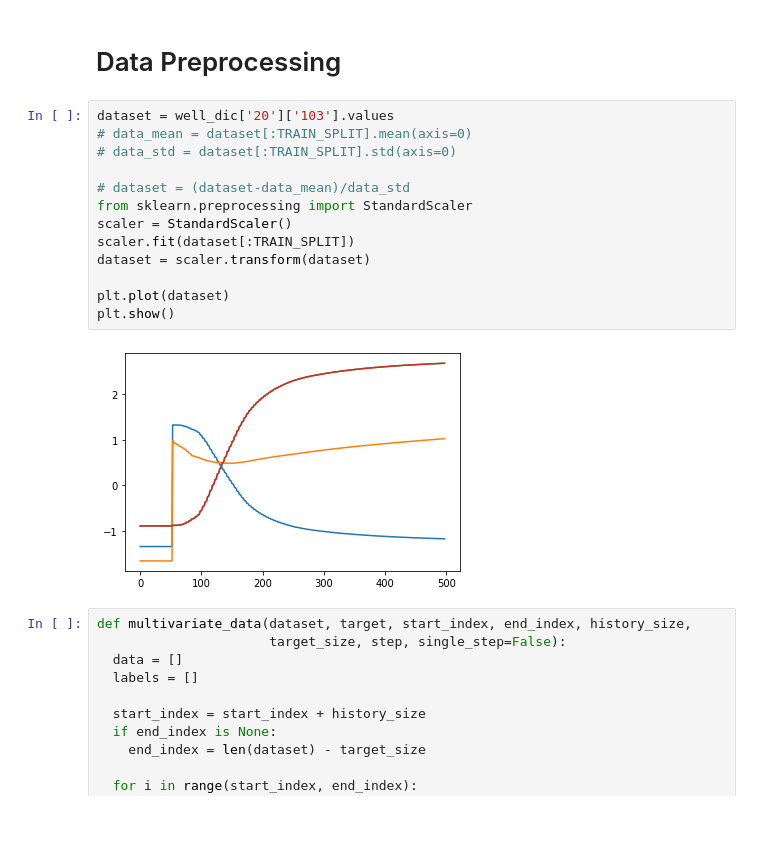
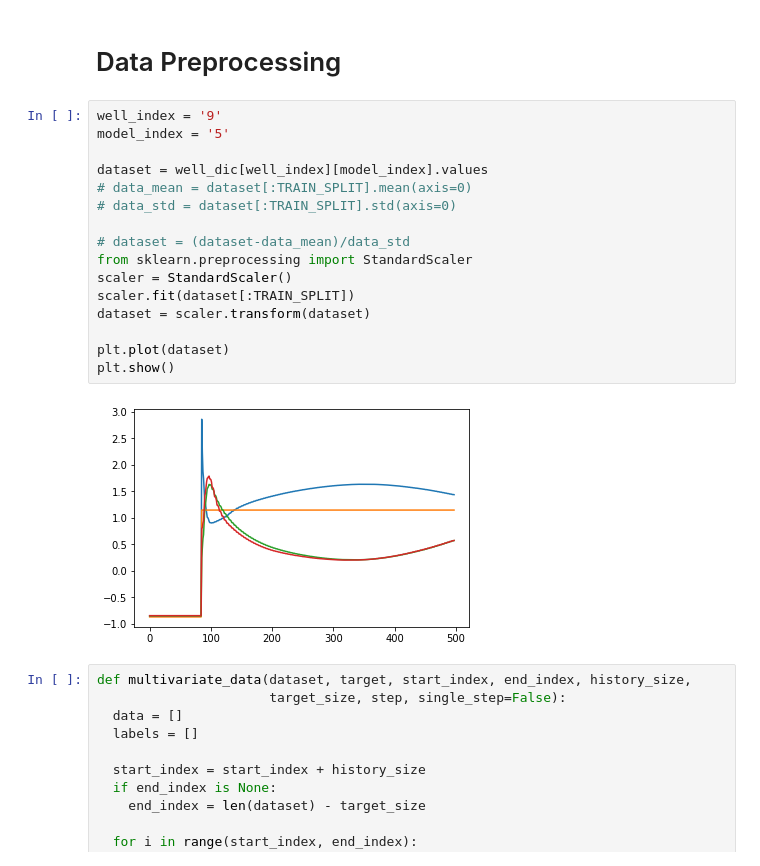
Before and after one commit to Pigrabbit/lstm, a Jupyter notebook: tf_tutorial_version_lstm.ipynb, the cells around one changed output. Saved outputs shown, nothing was run; the diff lists cells and outputs as text; blank space fills up the shorter version.

```diff
--- a/tf_tutorial_version_lstm.ipynb
+++ b/tf_tutorial_version_lstm.ipynb
@@ -74,20 +73,23 @@ plot_single_well(well_dic, 20)
 # %% [markdown]
 # Data Preprocessing
 # %%
-dataset = well_dic['20']['103'].values
+well_index = '9'
+model_index = '5'
+
+dataset = well_dic[well_index][model_index].values
 # data_mean = dataset[:TRAIN_SPLIT].mean(axis=0)
 # data_std = dataset[:TRAIN_SPLIT].std(axis=0)
 
 # dataset = (dataset-data_mean)/data_std
 from sklearn.preprocessing import StandardScaler
 scaler = StandardScaler()
 scaler.fit(dataset[:TRAIN_SPLIT])
 dataset = scaler.transform(dataset)
 
 plt.plot(dataset)
 plt.show()
 # %% [output]
-[figure, old version]
+[figure, new version]
 # %%
 def multivariate_data(dataset, target, start_index, end_index, history_size,
                       target_size, step, single_step=False):
```
Also changed, not shown: parts of 15 cells of this notebook, 7 other files.
